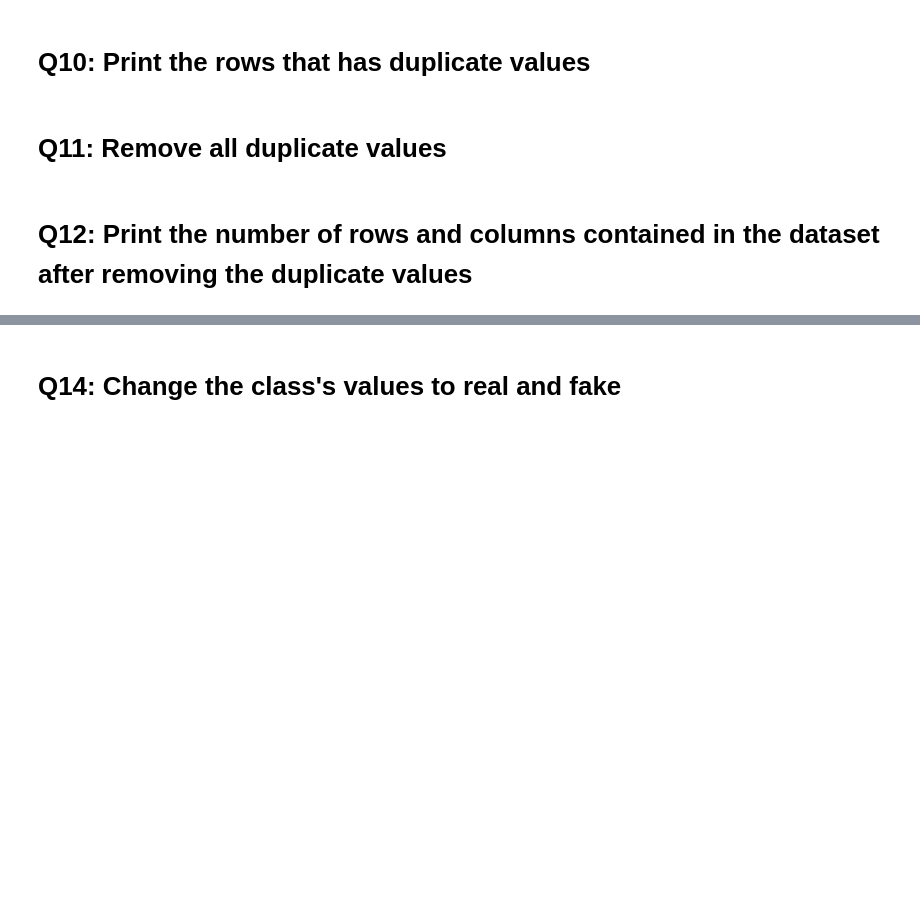
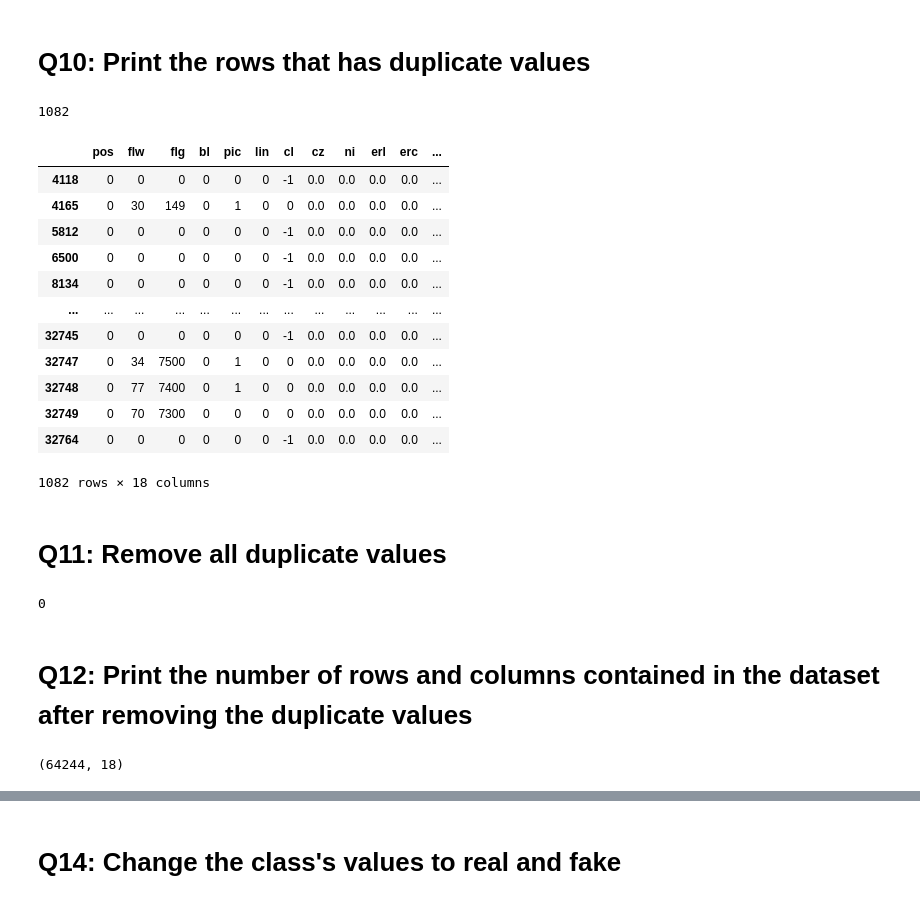
Before and after one commit to Tuwaiq-Data-Science-Bootcamp-V2/Pandas-Lab2, a Jupyter notebook: Pandas_Assignment2.ipynb, the cells around one changed output, grey strips where cells are left out. Saved outputs shown, nothing was run; the diff lists cells and outputs as text; code cells hidden in the pictures; blank space fills up the shorter version.

```diff
--- a/Pandas_Assignment2.ipynb
+++ b/Pandas_Assignment2.ipynb
@@ -38,15 +119,43 @@ Note: if your dataset contains more than 60 rows, only the first 5 rows and the
 # %% [markdown]
 # Q10: Print the rows that has duplicate values
+# %%
+df.duplicated().sum()
+# %% [output]
+1082
 # %%
 # write your code here ^_^
+mask = df.duplicated()
+mask = mask[mask == True].index
+df.loc[mask,:]
+# %% [output]
+|  | pos | flw | flg | bl | pic | lin | cl | cz | ni | erl | erc | ... |
+| 4118 | 0 | 0 | 0 | 0 | 0 | 0 | -1 | 0.0 | 0.0 | 0.0 | 0.0 | ... |
+| 4165 | 0 | 30 | 149 | 0 | 1 | 0 | 0 | 0.0 | 0.0 | 0.0 | 0.0 | ... |
+| 5812 | 0 | 0 | 0 | 0 | 0 | 0 | -1 | 0.0 | 0.0 | 0.0 | 0.0 | ... |
+| 6500 | 0 | 0 | 0 | 0 | 0 | 0 | -1 | 0.0 | 0.0 | 0.0 | 0.0 | ... |
+| 8134 | 0 | 0 | 0 | 0 | 0 | 0 | -1 | 0.0 | 0.0 | 0.0 | 0.0 | ... |
+| ... | ... | ... | ... | ... | ... | ... | ... | ... | ... | ... | ... | ... |
+| 32745 | 0 | 0 | 0 | 0 | 0 | 0 | -1 | 0.0 | 0.0 | 0.0 | 0.0 | ... |
+| 32747 | 0 | 34 | 7500 | 0 | 1 | 0 | 0 | 0.0 | 0.0 | 0.0 | 0.0 | ... |
+| 32748 | 0 | 77 | 7400 | 0 | 1 | 0 | 0 | 0.0 | 0.0 | 0.0 | 0.0 | ... |
+| 32749 | 0 | 70 | 7300 | 0 | 0 | 0 | 0 | 0.0 | 0.0 | 0.0 | 0.0 | ... |
+| 32764 | 0 | 0 | 0 | 0 | 0 | 0 | -1 | 0.0 | 0.0 | 0.0 | 0.0 | ... |
+1082 rows × 18 columns
 # %% [markdown]
 # Q11: Remove all duplicate values
 # %%
 # write your code here ^_^
+df.drop_duplicates(inplace=True)
+df.duplicated().sum()
+# %% [output]
+0
 # %% [markdown]
 # Q12: Print the number of rows and columns contained in the dataset after removing the duplicate values
 # %%
 # write your code here ^_^
+df.shape
+# %% [output]
+(64244, 18)
 # %% [markdown]
 # Q13: Rename all dataset's columns
 
```
Also changed, not shown: parts of 16 cells of this notebook.
